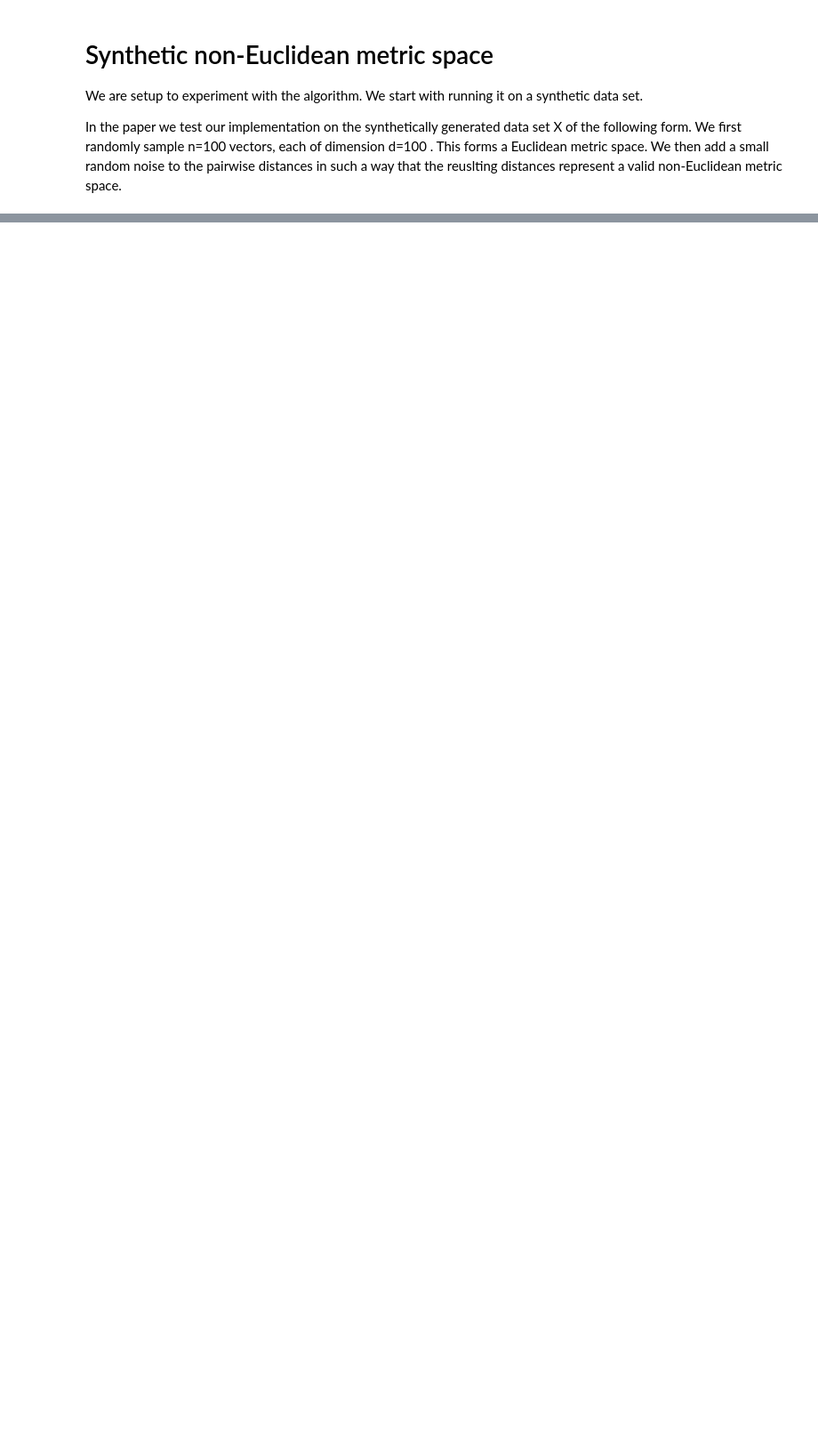
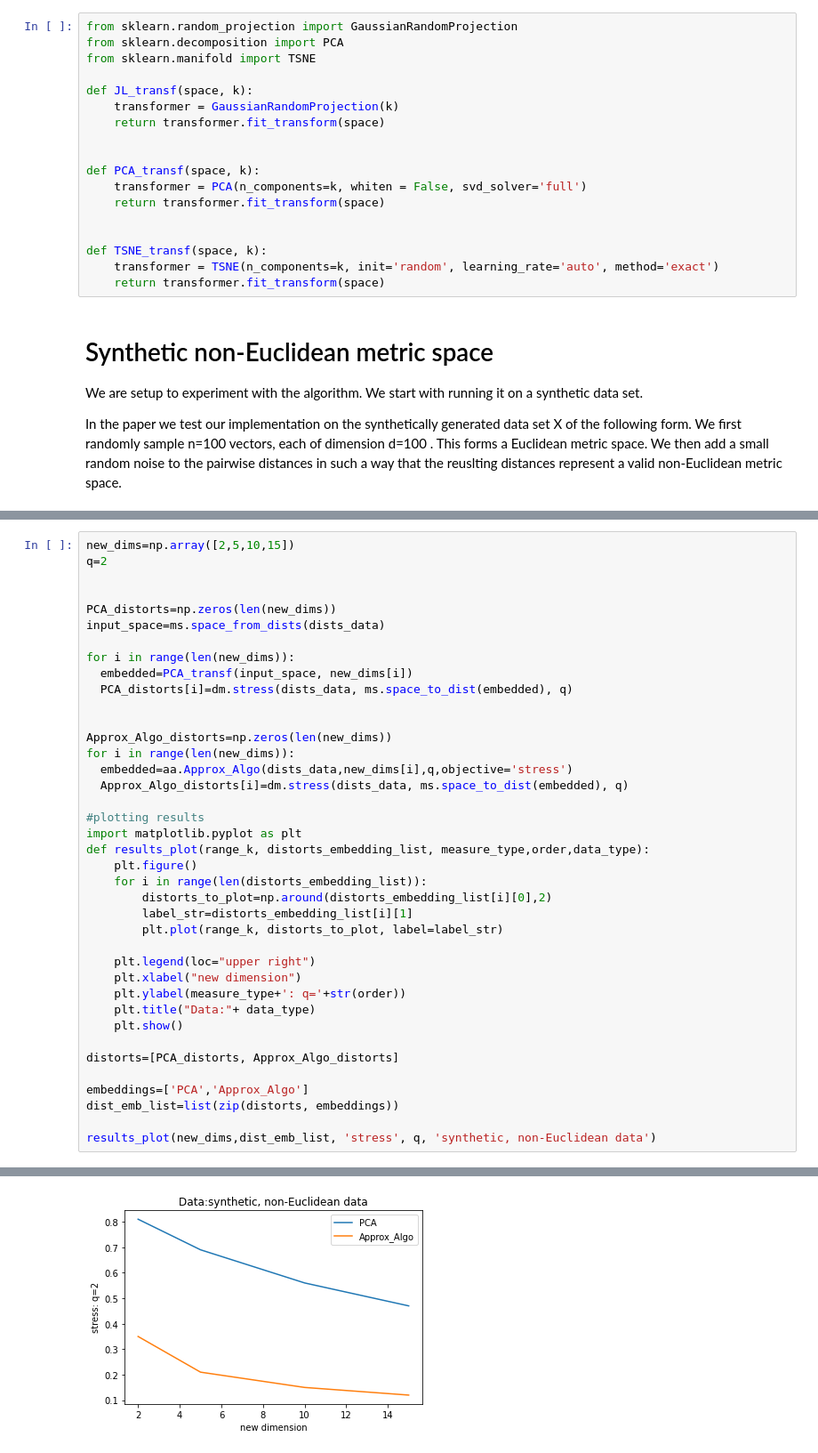
Before and after one commit to orafandina/dimensionality-reduction, a Jupyter notebook: examples.ipynb, the cells around one changed output, grey strips where cells are left out. Shown: that part at 89% size. Cells and saved outputs as stored; diff of their text form; blank space fills up the shorter version.

```diff
--- a/examples.ipynb
+++ b/examples.ipynb
@@ -22,3 +22,21 @@ ModuleNotFoundError: ignored
+# %%
+from sklearn.random_projection import GaussianRandomProjection
+from sklearn.decomposition import PCA
+from sklearn.manifold import TSNE
+
+def JL_transf(space, k):
+    transformer = GaussianRandomProjection(k)
+    return transformer.fit_transform(space)
+
+
+def PCA_transf(space, k):
+    transformer = PCA(n_components=k, whiten = False, svd_solver='full')
+    return transformer.fit_transform(space)
+
+
+def TSNE_transf(space, k):
+    transformer = TSNE(n_components=k, init='random', learning_rate='auto', method='exact')
+    return transformer.fit_transform(space)
 # %% [markdown]
 # Synthetic non-Euclidean metric space
 We are setup to experiment with the algorithm. We start with running it on a synthetic data set.
@@ -255,0 +53,40 @@ def test_Approx_Algo():
+# %%
+new_dims=np.array([2,5,10,15])
+q=2
+
+
+PCA_distorts=np.zeros(len(new_dims))
+input_space=ms.space_from_dists(dists_data)
+
+for i in range(len(new_dims)):
+  embedded=PCA_transf(input_space, new_dims[i])
+  PCA_distorts[i]=dm.stress(dists_data, ms.space_to_dist(embedded), q)
+
+
+Approx_Algo_distorts=np.zeros(len(new_dims))
+for i in range(len(new_dims)):
+  embedded=aa.Approx_Algo(dists_data,new_dims[i],q,objective='stress')
+  Approx_Algo_distorts[i]=dm.stress(dists_data, ms.space_to_dist(embedded), q)
+
+#plotting results
+import matplotlib.pyplot as plt
+def results_plot(range_k, distorts_embedding_list, measure_type,order,data_type):
+    plt.figure()
+    for i in range(len(distorts_embedding_list)):
+        distorts_to_plot=np.around(distorts_embedding_list[i][0],2)
+        label_str=distorts_embedding_list[i][1]
+        plt.plot(range_k, distorts_to_plot, label=label_str)
+
+    plt.legend(loc="upper right")
+    plt.xlabel("new dimension")
+    plt.ylabel(measure_type+': q='+str(order))
+    plt.title("Data:"+ data_type)
+    plt.show()
+
+distorts=[PCA_distorts, Approx_Algo_distorts]
+
+embeddings=['PCA','Approx_Algo']
+dist_emb_list=list(zip(distorts, embeddings))
+
+results_plot(new_dims,dist_emb_list, 'stress', q, 'synthetic, non-Euclidean data')
+# %% [output]
@@ -255,0 +101 @@ def test_Approx_Algo():
+[figure, added]
```
Also changed, not shown: parts of 36 cells of this notebook.
